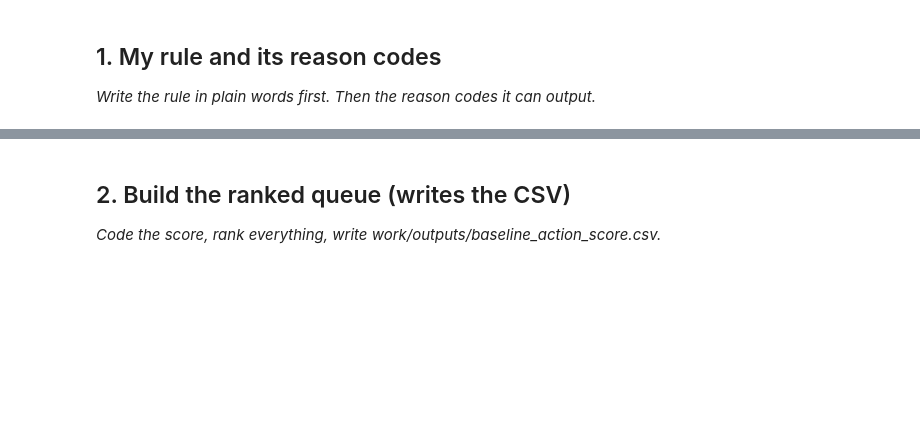
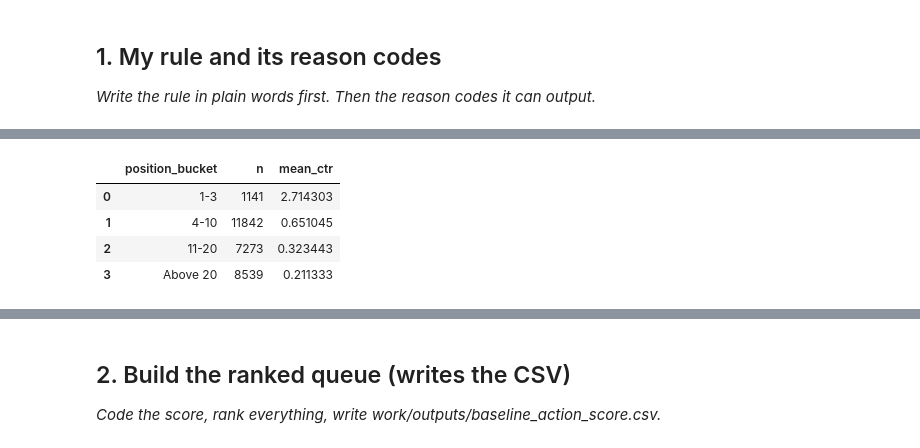
Before and after one commit to Pangakeerthi11/keerthi-flyrank-ml-internship-2026, a Jupyter notebook: work/notebooks/w04_baseline_score.ipynb, the cells around one changed output, grey strips where cells are left out. Saved outputs shown, nothing was run; the diff lists cells and outputs as text; code cells hidden in the pictures; blank space fills up the shorter version.

```diff
--- a/work/notebooks/w04_baseline_score.ipynb
+++ b/work/notebooks/w04_baseline_score.ipynb
@@ -15,0 +13,94 @@ This skeleton is yours to fill. Work the sections **in order** — each one has
+# %%
+import pandas as pd
+from pathlib import Path
+
+# Load the dataset already used in Section 2 with fallback
+data_path = Path("data/raw/content_refresh_anonymized.csv")
+
+if data_path.exists():
+    signal_df = pd.read_csv(data_path)
+else:
+    url = (
+        "https://raw.githubusercontent.com/"
+        "flyrank-bih/flyrank-ml-internship-starter/"
+        "main/data/raw/content_refresh_anonymized.csv"
+    )
+    signal_df = pd.read_csv(url)
+
+# Ensure the columns needed for this analysis are available
+required_cols = [
+    "avg_position",
+    "ctr",
+    "days_since_last_update"
+]
+
+missing_cols = [
+    col for col in required_cols
+    if col not in signal_df.columns
+]
+
+if missing_cols:
+    raise ValueError(f"Missing columns: {missing_cols}")
+
+# Convert analysis columns to numeric values
+for col in required_cols:
+    signal_df[col] = pd.to_numeric(
+        signal_df[col], errors="coerce"
+    )
+
+# Signal 1: CTR in relation to search position
+ctr_df = signal_df.dropna(
+    subset=["avg_position", "ctr"]
+).copy()
+
+ctr_df = ctr_df[
+    (ctr_df["avg_position"] > 0) &
+    (ctr_df["ctr"] >= 0)
+].copy()
+
+ctr_df["position_bucket"] = pd.cut(
+    ctr_df["avg_position"],
+    bins=[0, 3, 10, 20, float("inf")],
+    labels=["1-3", "4-10", "11-20", "Above 20"]
+)
+
+ctr_table = (
+    ctr_df.groupby("position_bucket", observed=False)
+    .agg(
+        n=("ctr", "size"),
+        mean_ctr=("ctr", "mean")
+    )
+    .reset_index()
+)
+
+print("SIGNAL 1: CTR by search-position bucket")
+display(ctr_table)
+
+# Signal 2: Content freshness / staleness
+fresh_df = signal_df.dropna(
+    subset=["days_since_last_update"]
+).copy()
+
+fresh_df = fresh_df[
+    fresh_df["days_since_last_update"] >= 0
+].copy()
+
+fresh_df["freshness_bucket"] = pd.cut(
+    fresh_df["days_since_last_update"],
+    bins=[-1, 30, 90, 180, float("inf")],
+    labels=["0-30 days", "31-90 days",
+            "91-180 days", "Above 180 days"]
+)
+
+fresh_table = (
+    fresh_df.groupby("freshness_bucket", observed=False)
+    .agg(
+        n=("days_since_last_update", "size"),
+        mean_days_old=("days_since_last_update", "mean")
+    )
+    .reset_index()
+)
+
+print("\nSIGNAL 2: Content freshness buckets")
+display(fresh_table)
+# %% [output]
@@ -15,0 +108,5 @@ This skeleton is yours to fill. Work the sections **in order** — each one has
+|  | position_bucket | n | mean_ctr |
+| 0 | 1-3 | 1141 | 2.714303 |
+| 1 | 4-10 | 11842 | 0.651045 |
+| 2 | 11-20 | 7273 | 0.323443 |
+| 3 | Above 20 | 8539 | 0.211333 |
```
Also changed, not shown: parts of 14 cells of this notebook.
